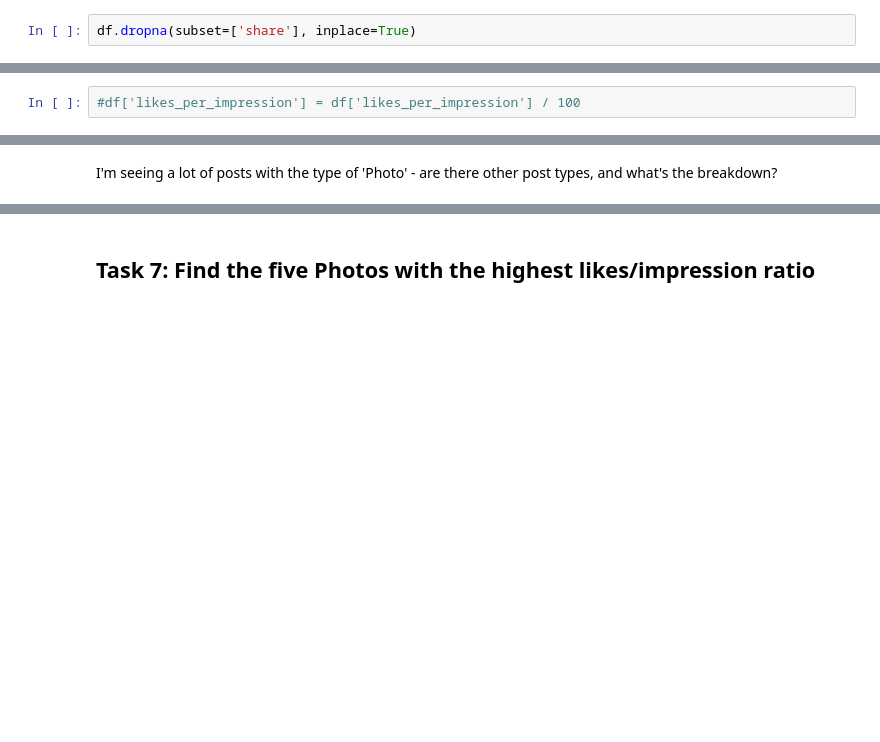
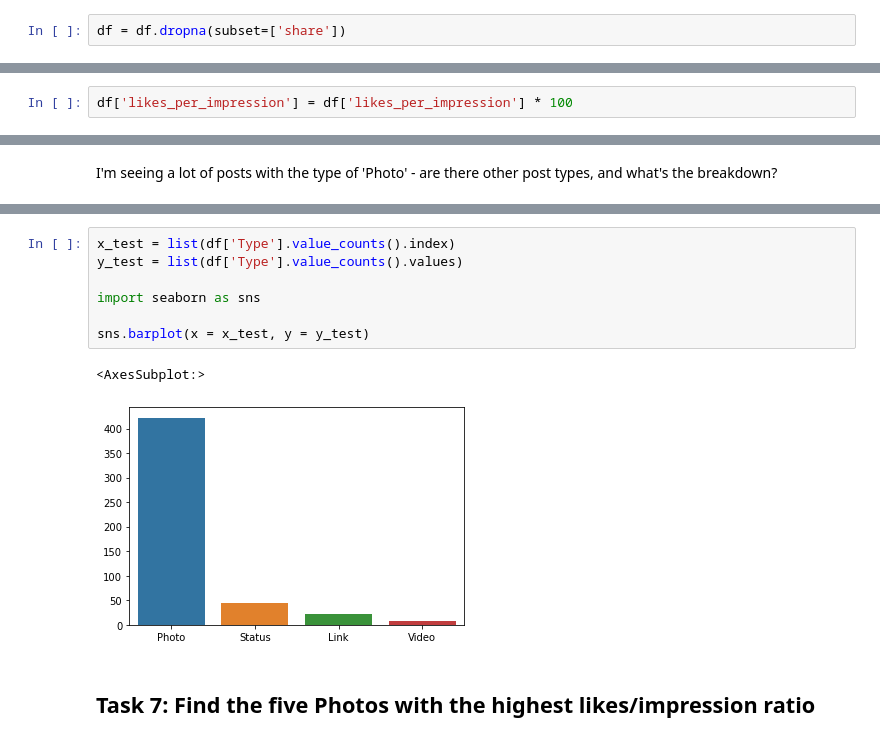
Before and after one commit to kmcneil901/NTL-DS-080723, a Jupyter notebook: code challenge practice/P1-Code-Challenge-Review.ipynb, the cells around one changed output, grey strips where cells are left out. Saved outputs shown, nothing was run; the diff lists cells and outputs as text; blank space fills up the shorter version.

```diff
--- a/code challenge practice/P1-Code-Challenge-Review.ipynb
+++ b/code challenge practice/P1-Code-Challenge-Review.ipynb
@@ -149,4 +147,4 @@ Answer:
 # %% [markdown]
 ### 3c: Drop records that have null values in the `share` column
 # %%
-df.dropna(subset=['share'], inplace=True)
+df = df.dropna(subset=['share'])
@@ -186,7 +243,7 @@ df['likes_per_impression'] = df['like'] / df['Lifetime Post Total Impressions']
 # %% [markdown]
 Make a new column for this, `likes_per_impression_perc`, to capture this output.
 # %%
-#df['likes_per_impression'] = df['likes_per_impression'] / 100
+df['likes_per_impression'] = df['likes_per_impression'] * 100
 # %%
 df.shape
 # %% [output]
@@ -200,3 +272,13 @@ I'm seeing a lot of posts with the type of 'Photo' - are there other post types,
+# %%
+x_test = list(df['Type'].value_counts().index)
+y_test = list(df['Type'].value_counts().values)
+
+import seaborn as sns
+
+sns.barplot(x = x_test, y = y_test)
+# %% [output]
+<AxesSubplot:>
+[figure, added]
 # %% [markdown]
 ## Task 7: Find the five Photos with the highest likes/impression ratio
 # %% [markdown]
```
Also changed, not shown: parts of 60 cells of this notebook.
